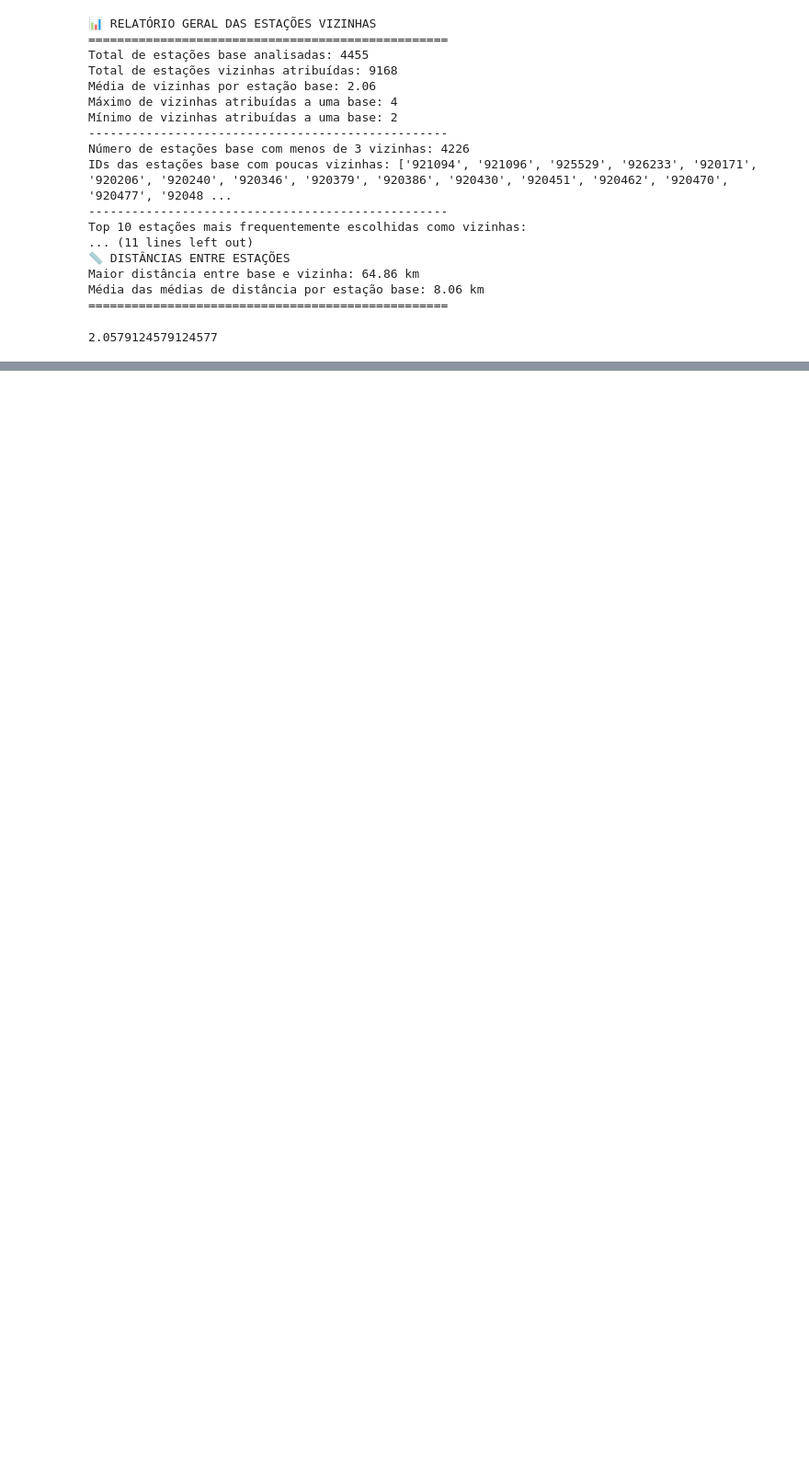
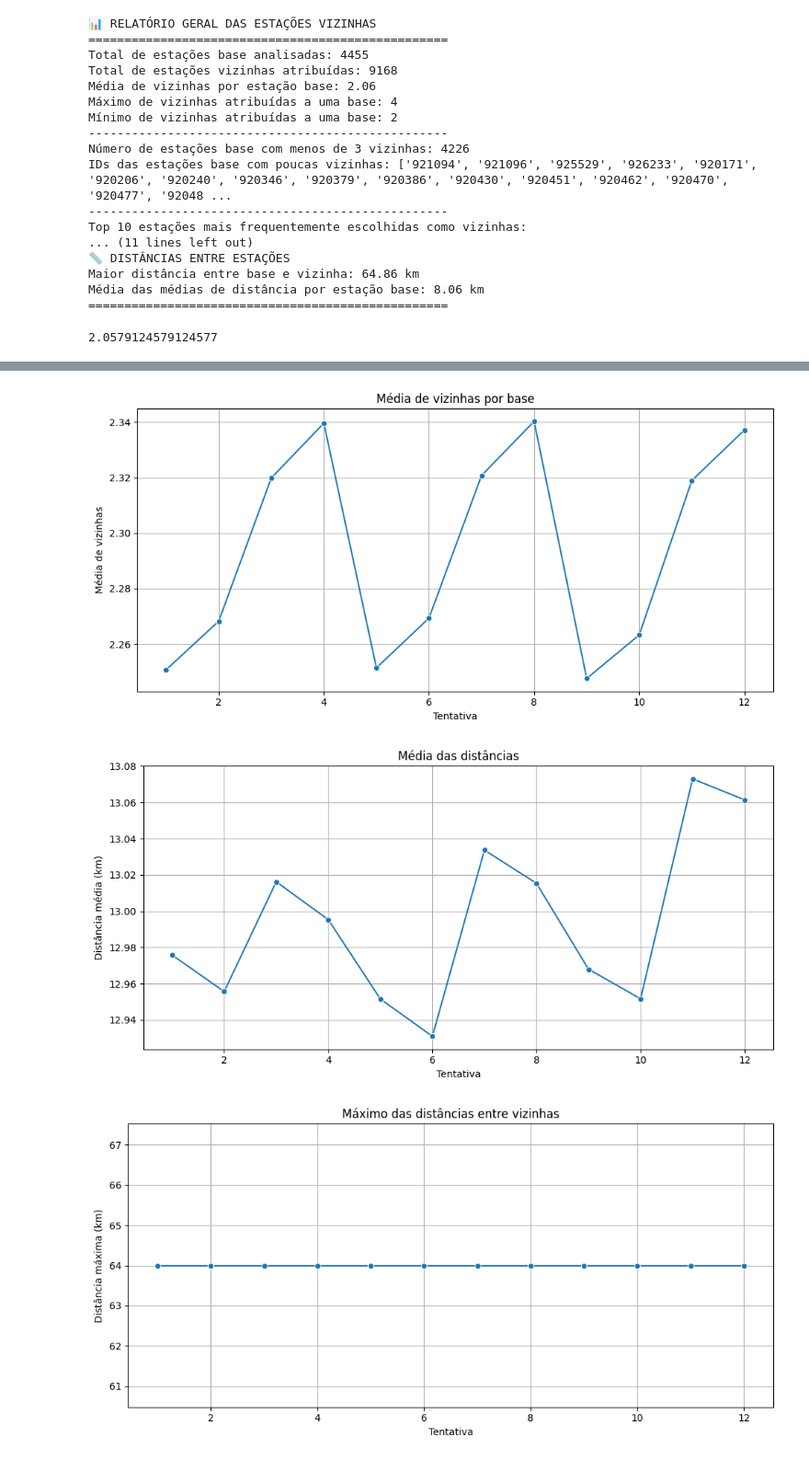
Before and after one commit to mateus-santos-rocha/doutorado, a Jupyter notebook: stations_selections_tests.ipynb, the cells around one changed output, grey strips where cells are left out. Shown at 92% size. Drawn from its saved outputs; the diff is of its cells as text; code cells hidden in the pictures; blank space fills up the shorter version.

```diff
--- a/stations_selections_tests.ipynb
+++ b/stations_selections_tests.ipynb
@@ -121,0 +227,23 @@ mean_estacoes_vizinhas_selecionadas
+# %%
+path_prefix = 'testes_goal_programming/tentativa_'
+numeros_tentativas = range(1,13)
+paths = {n_tentativa:f'{path_prefix}{n_tentativa}.json' for n_tentativa in numeros_tentativas}
+tentativas = {}
+for n_tentativa,path in paths.items():
+    with open(path, 'r', encoding='utf-8') as f:
+        data = json.load(f)
+        tentativas[n_tentativa] = data
+
+
+ouro_conn = duckdb.connect('ouro_db')
+fato_estacoes_distancia = ouro_conn.execute("select * from fato_estacoes_distancia").fetchdf()
+
+resumo = comparar_tentativas_vizinhas(
+    tentativas=tentativas.values(),
+    df_distancias=fato_estacoes_distancia,
+    plotar=True
+)
+# %% [output]
+[figure, added]
+[figure, added]
+[figure, added]
```
Also changed, not shown: parts of 19 cells of this notebook, 1 other file.
